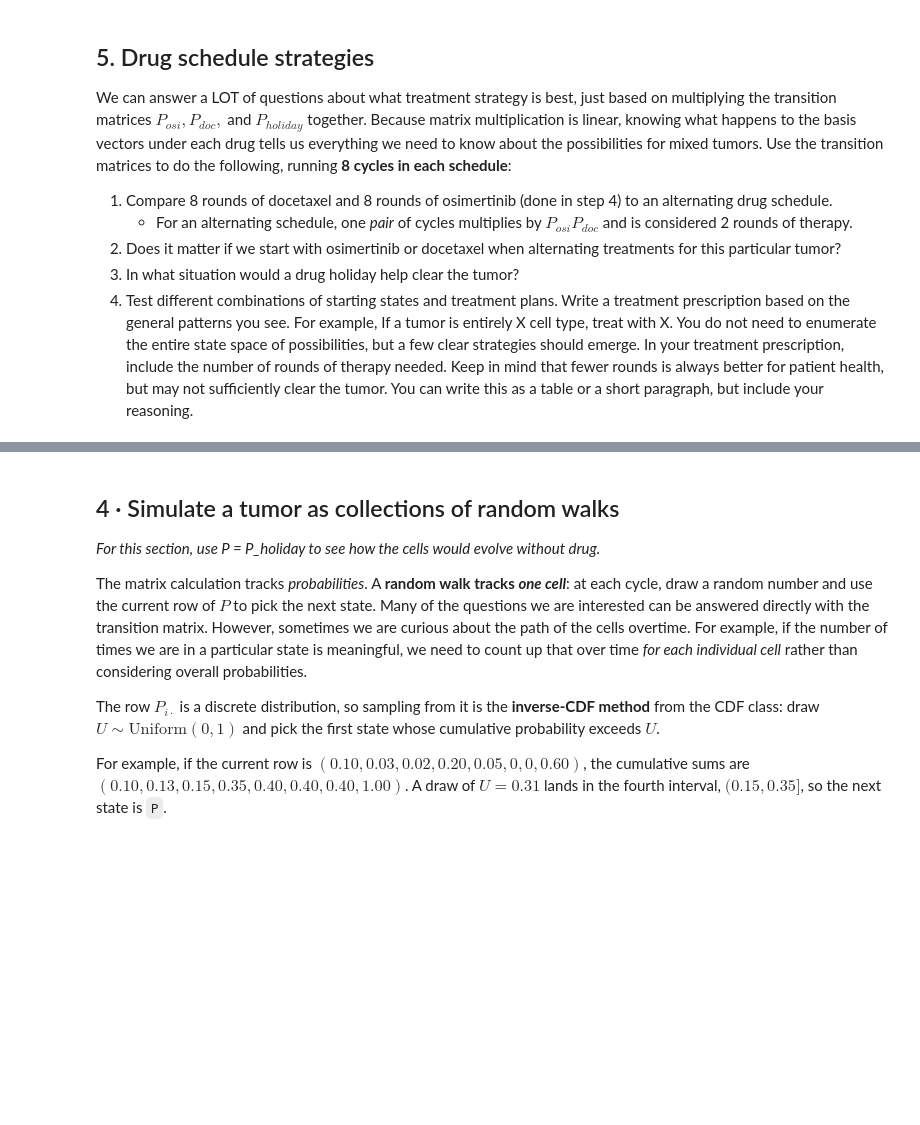
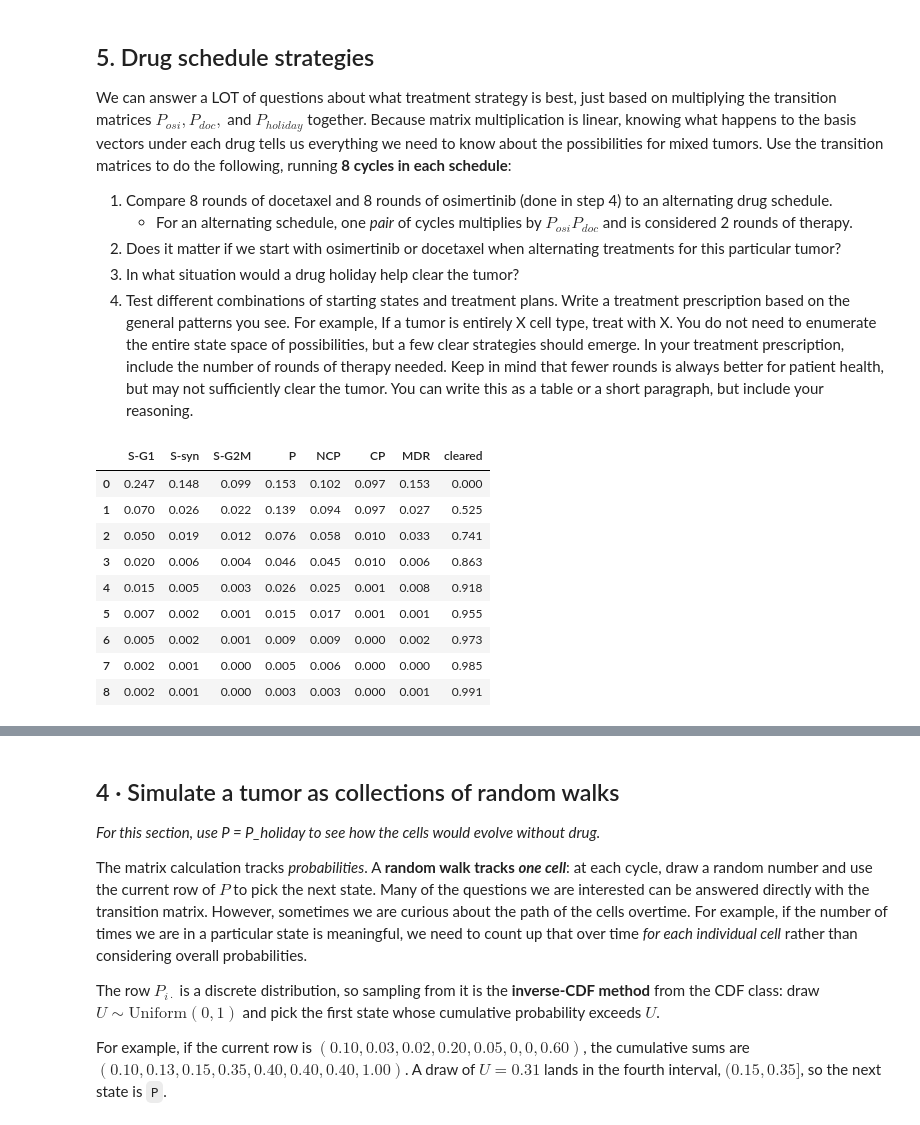
Before and after one commit to kaitlynNMcFadden/uu_markov, a Jupyter notebook: lab_2/Lab09_markov_chain_cells.ipynb, the cells around one changed output, grey strips where cells are left out. Cells and saved outputs as stored; diff of their text form; code cells hidden in the pictures; blank space fills up the shorter version.

```diff
--- a/lab_2/Lab09_markov_chain_cells.ipynb
+++ b/lab_2/Lab09_markov_chain_cells.ipynb
@@ -542,3 +542,28 @@ We can answer a LOT of questions about what treatment strategy is best, just bas
 4. Test different combinations of starting states and treatment plans. Write a treatment prescription based on the general patterns you see. For example, If a tumor is entirely X cell type, treat with X. You do not need to enumerate the entire state space of possibilities, but a few clear strategies should emerge. In your treatment prescription, include the number of rounds of therapy needed. Keep in mind that fewer rounds is always better for patient health, but may not sufficiently clear the tumor. You can write this as a table or a short paragraph, but include your reasoning.
 # %%
 ## Add code here
+
+current_cycle = pi_mix.copy() # want beginning states values
+rows = [current_cycle.copy()] # going to calculate each state after whatever treatment and add to list
+
+for cycle in range(8):
+    if cycle % 2 == 0: # alternate treatments
+        current_cycle = current_cycle @ P_osi
+    else:
+        current_cycle = current_cycle @ P_doc
+
+    rows.append(current_cycle.copy())
+
+alt_treatments = pd.DataFrame(rows, columns=OUTCOMES)
+alt_treatments.round(3)
+# %% [output]
+|  | S-G1 | S-syn | S-G2M | P | NCP | CP | MDR | cleared |
+| 0 | 0.247 | 0.148 | 0.099 | 0.153 | 0.102 | 0.097 | 0.153 | 0.000 |
+| 1 | 0.070 | 0.026 | 0.022 | 0.139 | 0.094 | 0.097 | 0.027 | 0.525 |
+| 2 | 0.050 | 0.019 | 0.012 | 0.076 | 0.058 | 0.010 | 0.033 | 0.741 |
+| 3 | 0.020 | 0.006 | 0.004 | 0.046 | 0.045 | 0.010 | 0.006 | 0.863 |
+| 4 | 0.015 | 0.005 | 0.003 | 0.026 | 0.025 | 0.001 | 0.008 | 0.918 |
+| 5 | 0.007 | 0.002 | 0.001 | 0.015 | 0.017 | 0.001 | 0.001 | 0.955 |
+| 6 | 0.005 | 0.002 | 0.001 | 0.009 | 0.009 | 0.000 | 0.002 | 0.973 |
+| 7 | 0.002 | 0.001 | 0.000 | 0.005 | 0.006 | 0.000 | 0.000 | 0.985 |
+| 8 | 0.002 | 0.001 | 0.000 | 0.003 | 0.003 | 0.000 | 0.001 | 0.991 |
```
Also changed, not shown: parts of 16 cells of this notebook.
